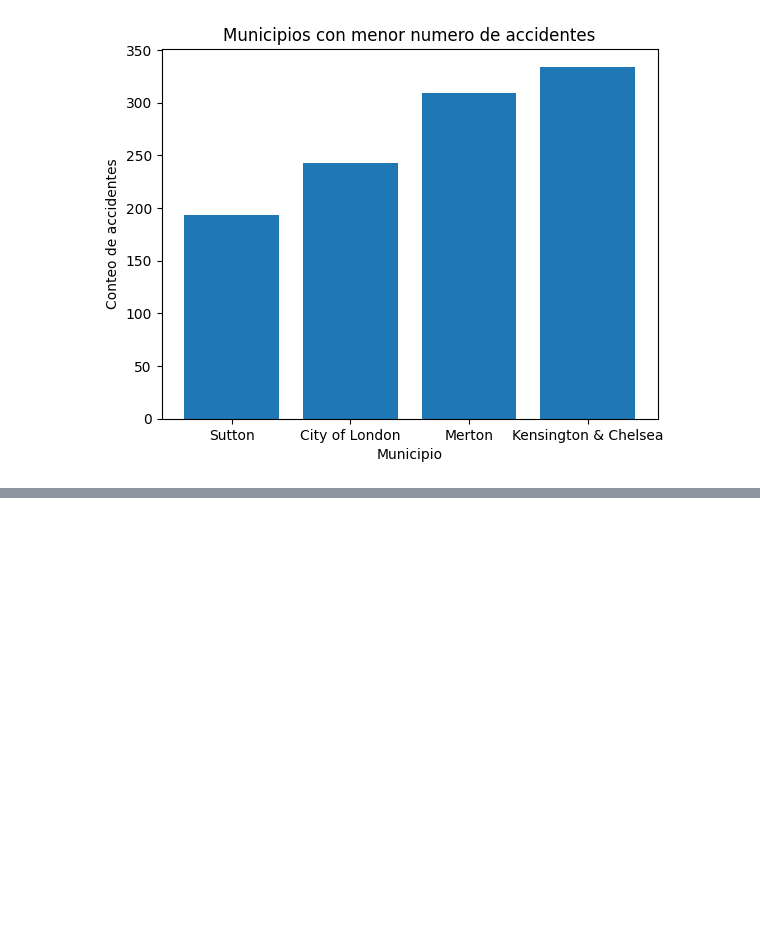
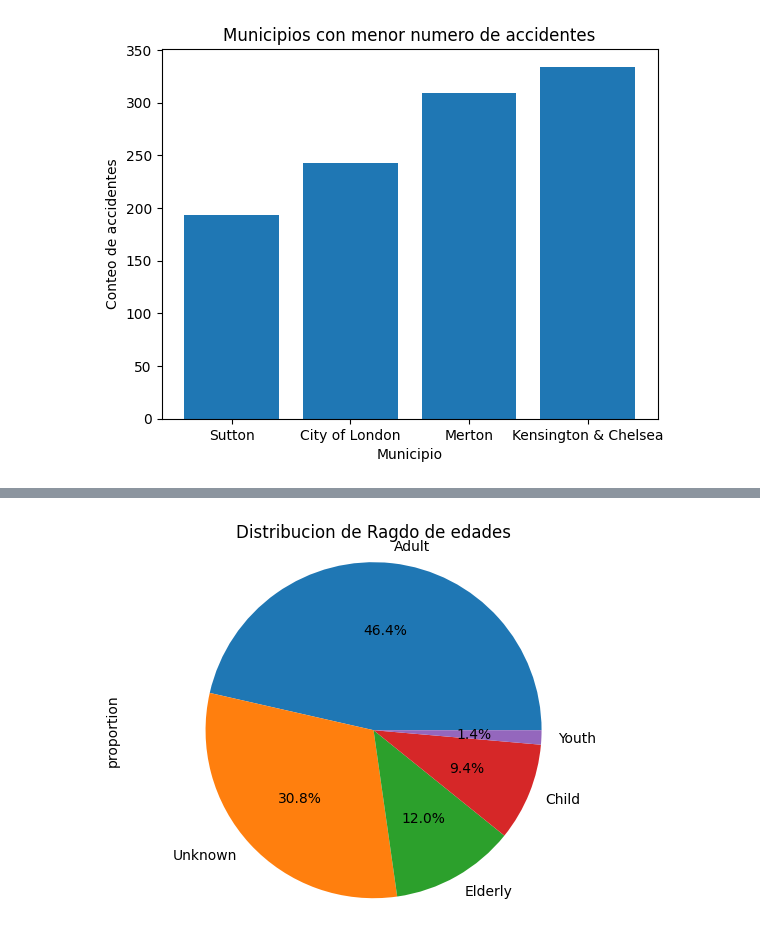
Before and after one commit to luisrebel1239/analisis-datos-csv, a Jupyter notebook: notebook.ipynb, the cells around one changed output, grey strips where cells are left out. Drawn from its saved outputs; the diff is of its cells as text; code cells hidden in the pictures; blank space fills up the shorter version.

```diff
--- a/notebook.ipynb
+++ b/notebook.ipynb
@@ -88,0 +143,3 @@ plt.show()
+# %%
+porcentVictimgsAge = df["Victims Age"].value_counts(normalize=True) * 100
+porcentVictimgsAge
@@ -88,0 +154,7 @@ plt.show()
+# %%
+porcentVictimgsAge.plot(kind='pie', autopct='%1.1f%%')
+plt.axis("equal")
+plt.title("Distribucion de Ragdo de edades")
+plt.show()
+# %% [output]
+[figure, added]
```
Also changed, not shown: parts of 9 cells of this notebook.
